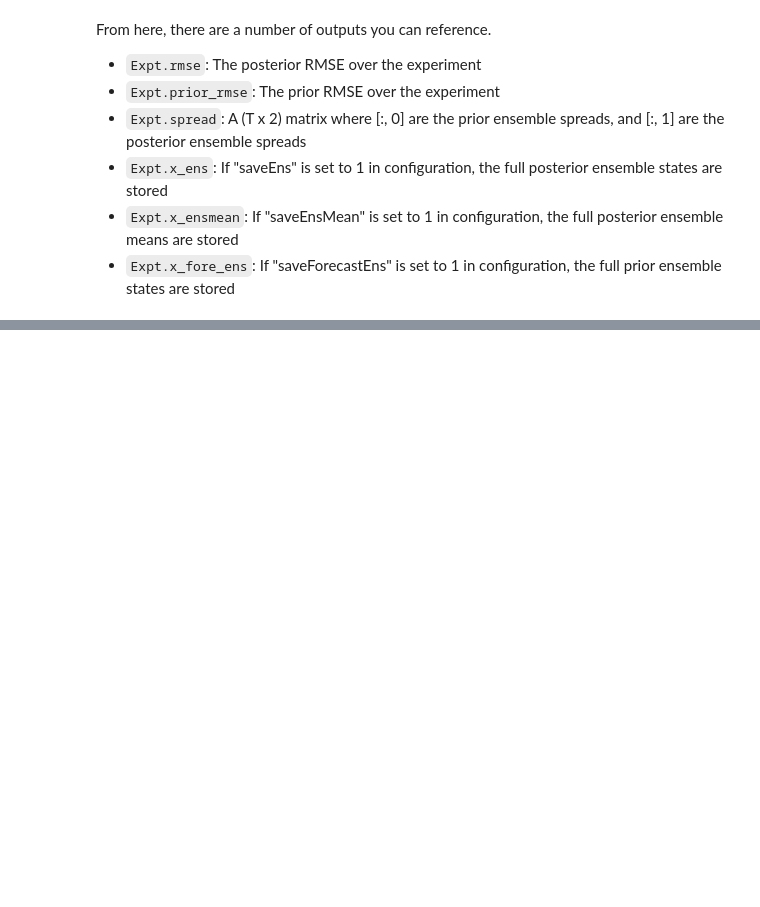
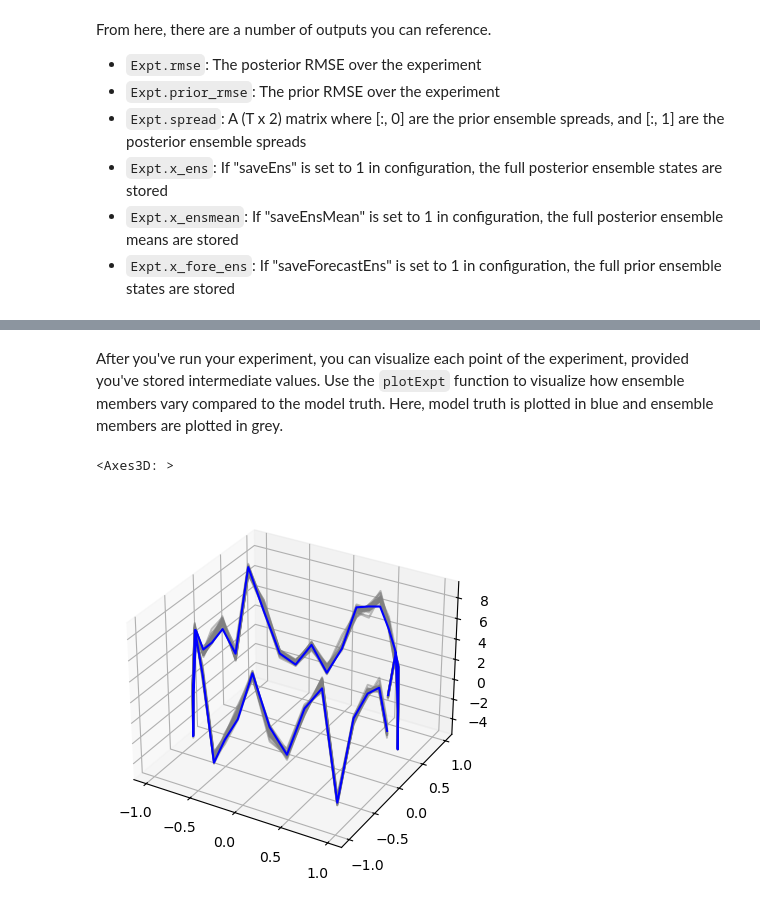
Before and after one commit to nikolaitM/DAPyr, a Jupyter notebook: src/tutorial.ipynb, the cells around one changed output, grey strips where cells are left out. Cells and saved outputs as stored; diff of their text form; code cells hidden in the pictures; blank space fills up the shorter version.

```diff
--- a/src/tutorial.ipynb
+++ b/src/tutorial.ipynb
@@ -104,0 +121,7 @@ Text(0, 0.5, 'Posterior RMSE')
+# %% [markdown]
+After you've run your experiment, you can visualize each point of the experiment, provided you've stored intermediate values. Use the `plotExpt` function to visualize how ensemble members vary compared to the model truth. Here, model truth is plotted in blue and ensemble members are plotted in grey.
+# %%
+dap.plotExpt(expt, T = 10)
+# %% [output]
+<Axes3D: >
+[figure, added]
```
Also changed, not shown: parts of 14 cells of this notebook.
